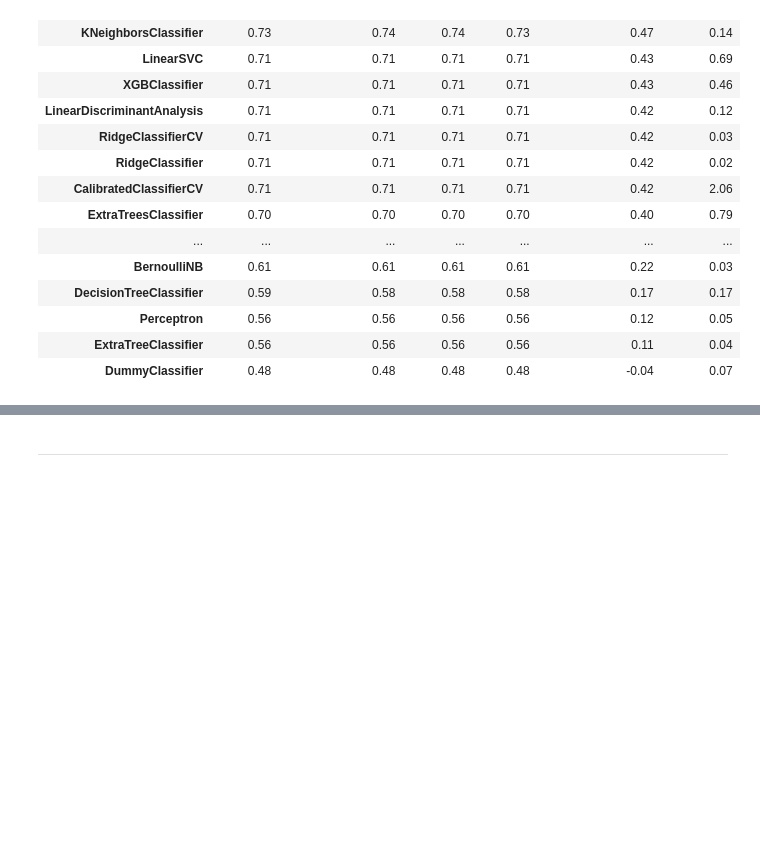
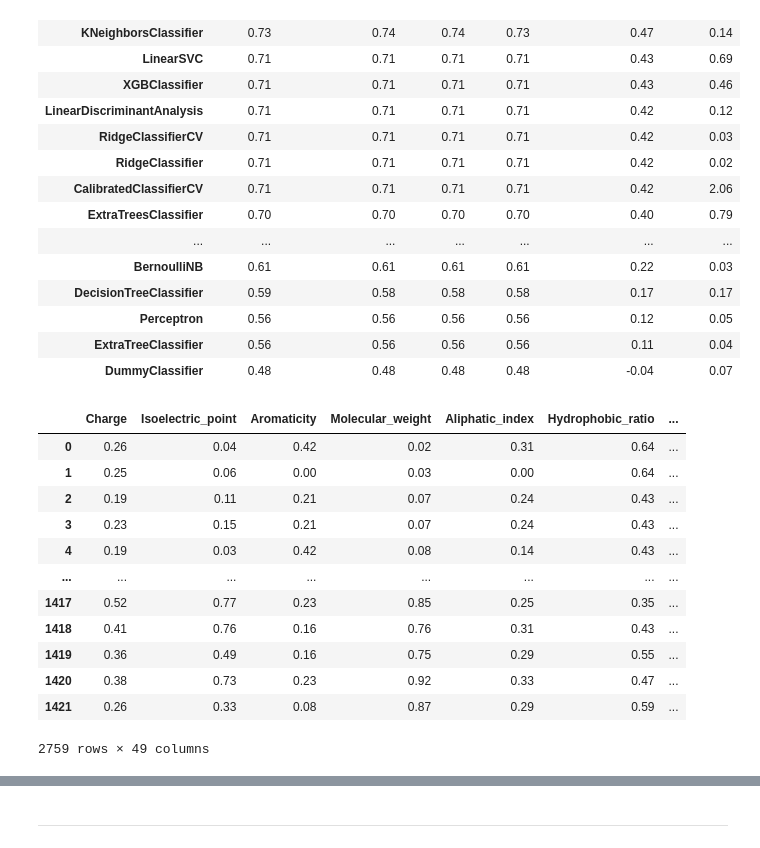
Before and after one commit to plissonf/RIIAA5.0_Workshop, a Jupyter notebook: Building_&_interpreting_Deep_AmPEP30_model.ipynb, the cells around one changed output, grey strips where cells are left out. Drawn from its saved outputs; the diff is of its cells as text; code cells hidden in the pictures; blank space fills up the shorter version.

```diff
--- a/Building_&_interpreting_Deep_AmPEP30_model.ipynb
+++ b/Building_&_interpreting_Deep_AmPEP30_model.ipynb
@@ -1039,0 +1042,16 @@ models
+# %%
+total_features
+# %% [output]
+|  | Charge | Isoelectric_point | Aromaticity | Molecular_weight | Aliphatic_index | Hydrophobic_ratio | ... |
+| 0 | 0.26 | 0.04 | 0.42 | 0.02 | 0.31 | 0.64 | ... |
+| 1 | 0.25 | 0.06 | 0.00 | 0.03 | 0.00 | 0.64 | ... |
+| 2 | 0.19 | 0.11 | 0.21 | 0.07 | 0.24 | 0.43 | ... |
+| 3 | 0.23 | 0.15 | 0.21 | 0.07 | 0.24 | 0.43 | ... |
+| 4 | 0.19 | 0.03 | 0.42 | 0.08 | 0.14 | 0.43 | ... |
+| ... | ... | ... | ... | ... | ... | ... | ... |
+| 1417 | 0.52 | 0.77 | 0.23 | 0.85 | 0.25 | 0.35 | ... |
+| 1418 | 0.41 | 0.76 | 0.16 | 0.76 | 0.31 | 0.43 | ... |
+| 1419 | 0.36 | 0.49 | 0.16 | 0.75 | 0.29 | 0.55 | ... |
+| 1420 | 0.38 | 0.73 | 0.23 | 0.92 | 0.33 | 0.47 | ... |
+| 1421 | 0.26 | 0.33 | 0.08 | 0.87 | 0.29 | 0.59 | ... |
+2759 rows × 49 columns
```
Also changed, not shown: parts of 3 cells of this notebook.
